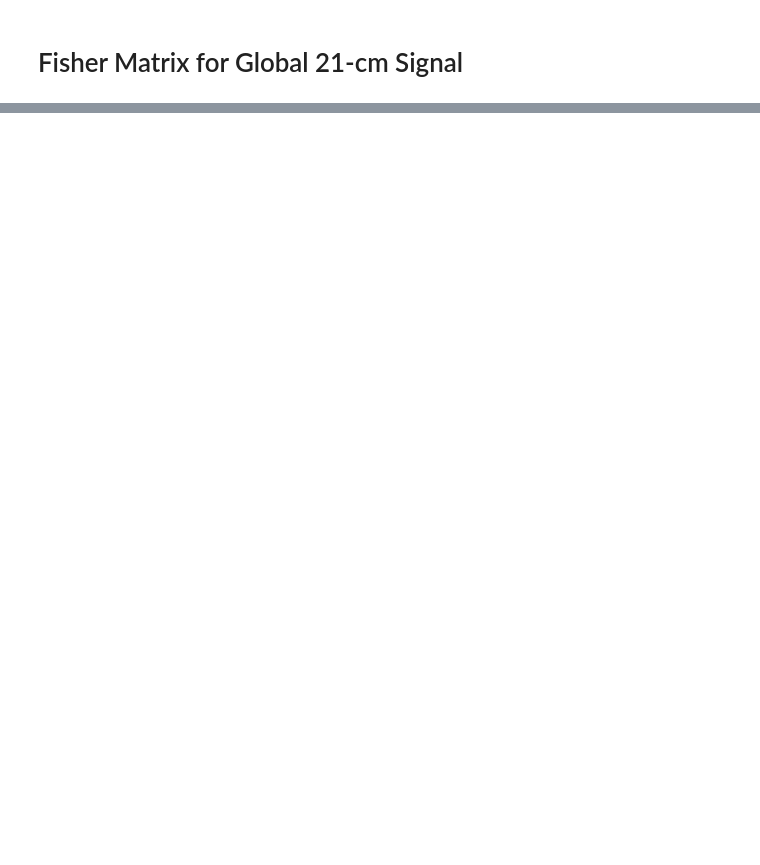
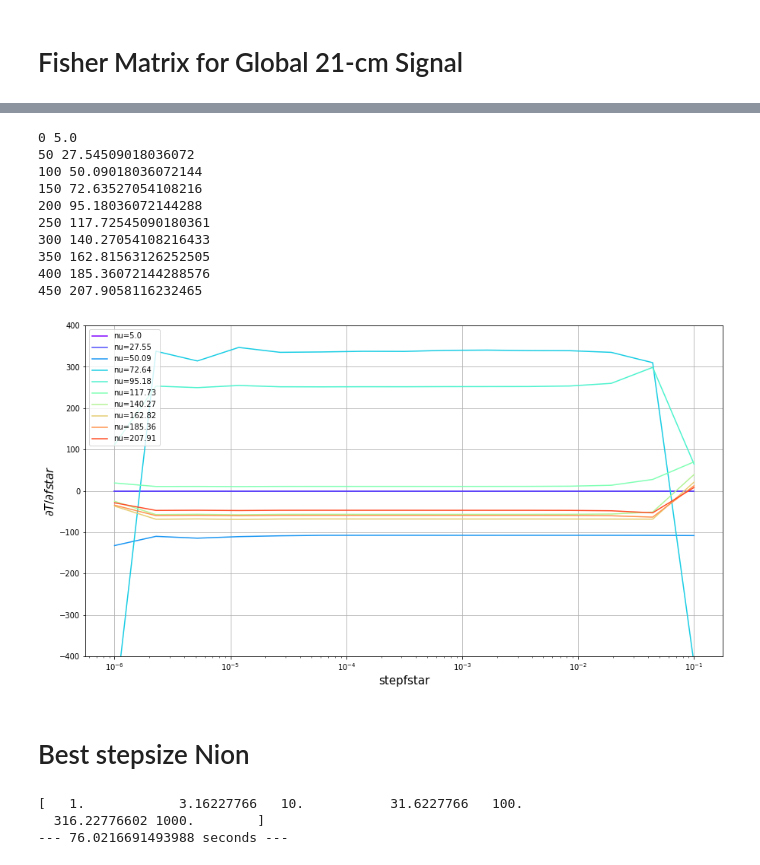
Before and after one commit to aryanrahimieh/ARES_Fisher, a Jupyter notebook: ARES_Fisher.ipynb, the cells around one changed output, grey strips where cells are left out. Cells and saved outputs as stored; diff of their text form; code cells hidden in the pictures; blank space fills up the shorter version.

```diff
--- a/ARES_Fisher.ipynb
+++ b/ARES_Fisher.ipynb
@@ -148,0 +436,63 @@ Tmin     10000.0         975.22
+# %%
+plt.subplots(figsize=(15,8))
+cmap=plt.get_cmap("rainbow")
+
+matmat = stability['nu']
+for i,step in enumerate(stability):
+#     print(i,step)
+    if i>0:
+        matmat = np.vstack((matmat,stability[str(step)]))
+
+matmat = np.delete(matmat,0,0)
+
+for j in range(len(stability['nu'])):
+            if j%50 == 0:
+                print(j, stability['nu'][j])
+                color = cmap((stability['nu'][j]-min(stability['nu']))/(max(stability['nu'])-min(stability['nu'])))
+                label = "nu="+str(np.round(stability['nu'][j],2))
+                plt.plot(fstr_steps, matmat[:,j], label = label, color = color)
+
+plt.grid();plt.xlabel("stepfstar",fontsize=15);plt.ylabel("$\partial T / \partial fstar$",fontsize=15)
+plt.xscale("log"); plt.legend(loc='upper left');plt.ylim([-400, 400])
+plt.savefig("deriv_step_fstar.pdf")
+# %% [output]
+0 5.0
+50 27.54509018036072
+100 50.09018036072144
+150 72.63527054108216
+200 95.18036072144288
+250 117.72545090180361
+300 140.27054108216433
+350 162.81563126252505
+400 185.36072144288576
+450 207.9058116232465
+[figure, added]
+# %% [markdown]
+# Best stepsize Nion
+# %%
+# arr1 = np.logspace(-15,-1,15)
+# arr2 = np.logspace(-1,0,6)
+# fstr_steps = np.concatenate((arr1,arr2), axis=0)
+Nion_steps = np.logspace(0,3,7)
+
+fid_dict1 = {'Nion': 4000}
+step_dict = {'Nion': 1000}
+nu_test = np.linspace(5, 230, 500)
+print(Nion_steps)
+
+time0 = time.time()
+
+stability = {}
+for i, step in enumerate(Nion_steps):
+    step_dict['Nion'] = step
+    datadict1  = DataDict(nu_test,    fid_dict1, step_dict)
+    derivdict1 = DerivDict(datadict1, fid_dict1, step_dict)
+    if i==0:
+        stability['nu'] = derivdict1['nu']
+    stability[str(step)] = derivdict1['Nion']
+
+print("--- %s seconds ---" % (time.time() - time0))
+# %% [output]
+[   1.            3.16227766   10.           31.6227766   100.
+  316.22776602 1000.        ]
+--- 76.0216691493988 seconds ---
```
Also changed, not shown: parts of 45 cells of this notebook.
